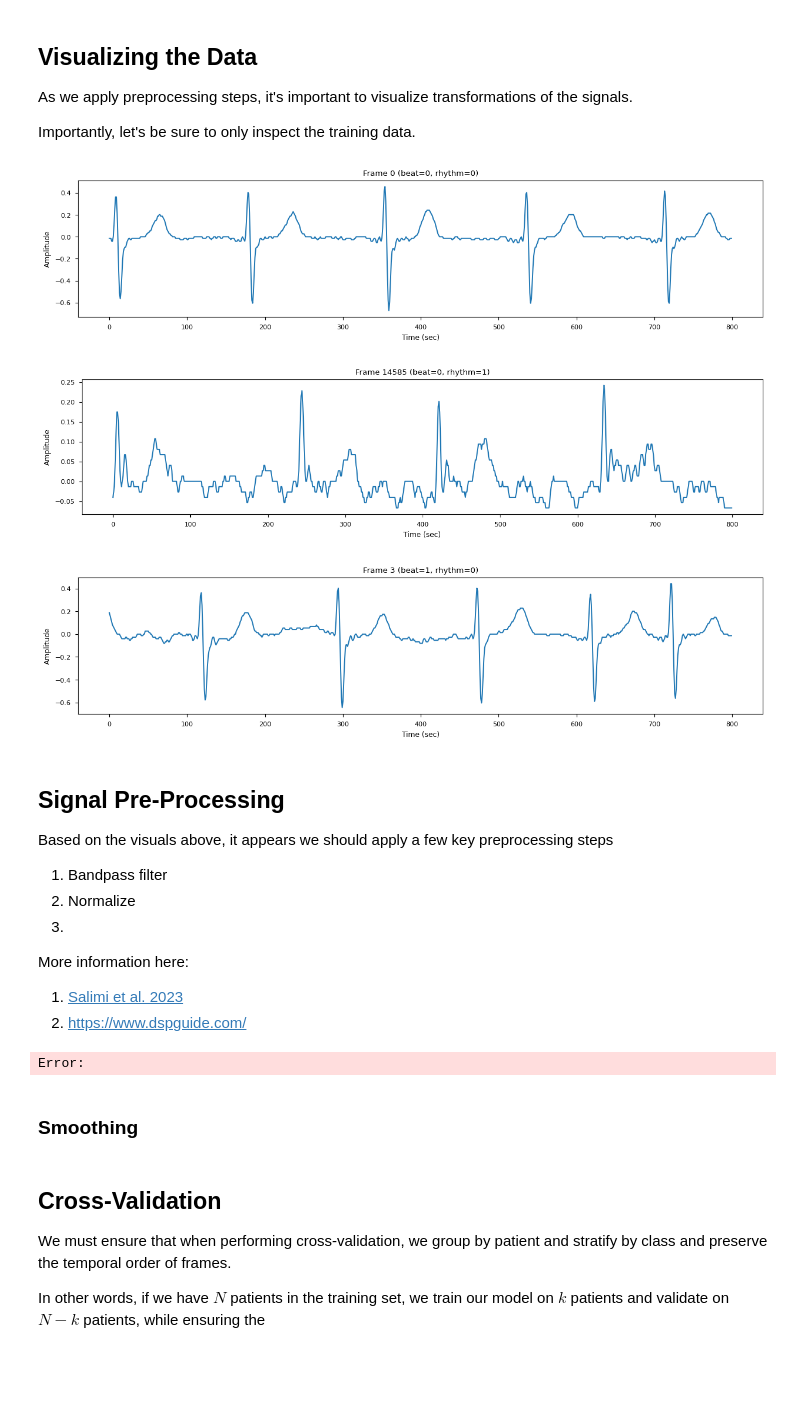
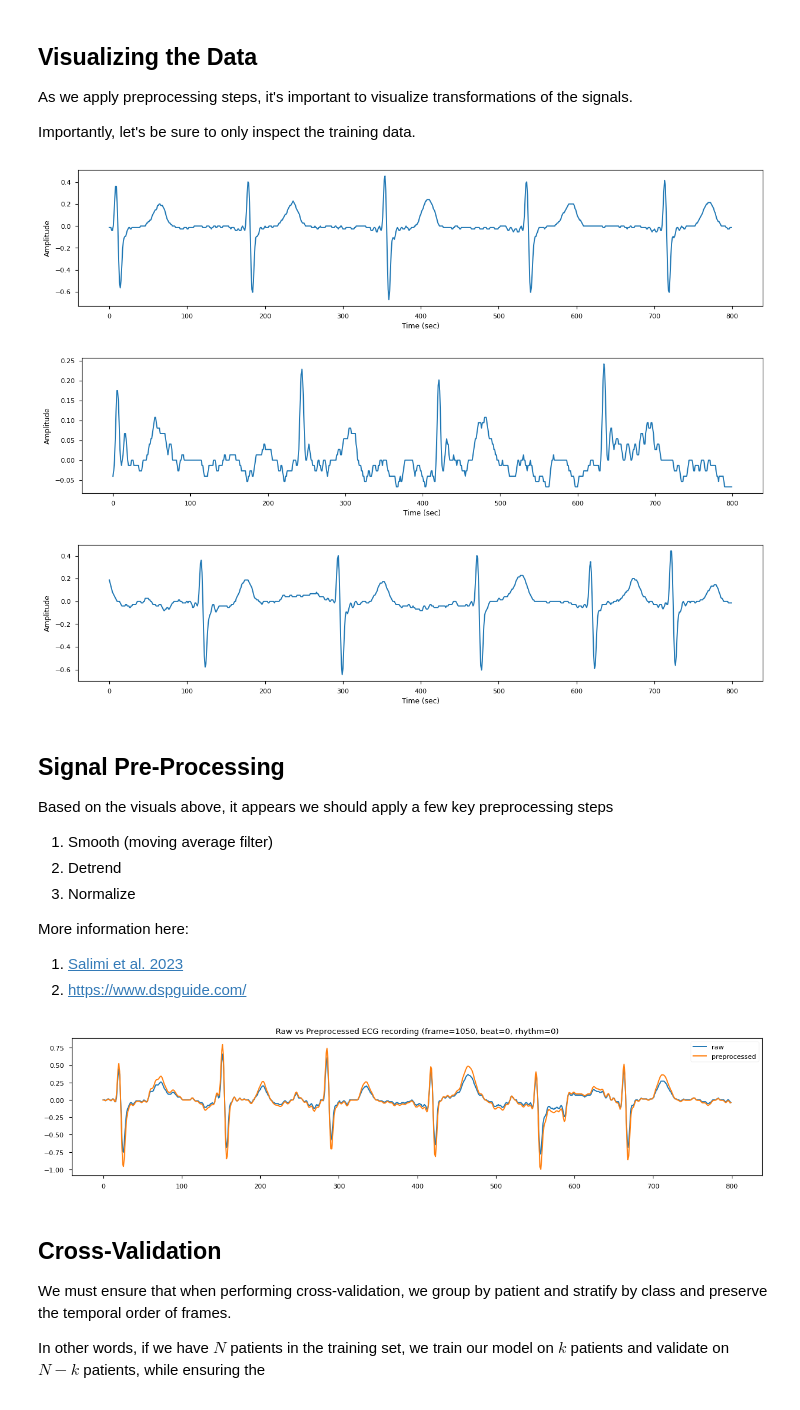
Before and after one commit to zhangchengyue/ECG_Classification, a Jupyter notebook: nbs/02_preprocessing.ipynb, the cells around one changed output. Saved outputs shown, nothing was run; the diff lists cells and outputs as text; code cells hidden in the pictures; blank space fills up the shorter version.

Commit message:
Update signal preprocessing

```diff
--- a/nbs/02_preprocessing.ipynb
+++ b/nbs/02_preprocessing.ipynb
@@ -131,40 +95,26 @@ Importantly, let's be sure to only inspect the training data.
 # %%
-def plot_ecg(data: dict[str, npt.NDArray], frame_id: int) -> plt.Axes:
-    frame = data["X_train"][frame_id]
-    rhythm = int(data["rhythm_y_train"][frame_id])
-    beat = int(data["beat_y_train"][frame_id])
-    time = np.arange(len(frame))
-
-    fig, ax = plt.subplots(1, 1, figsize=(15, 3))
-    ax.plot(time, frame)
-    ax.set_xlabel("Time (sec)")
-    ax.set_ylabel("Amplitude")
-    ax.set_title(f"Frame {frame_id} ({beat=}, {rhythm=})")
-    return ax
-
 # Example of frame with normal beat and rhythm
-plot_ecg(splits, frame_id=0);
+plot_ecg(train.X[0]);
 # %% [output]
-[figure, old version]
+[figure, new version]
 # %%
 # Example of frame with abnormal rhythm
-plot_ecg(splits, frame_id=np.argwhere(splits["rhythm_y_train"] == 1)[0][0]);
+plot_ecg(train.X[np.argwhere(train.y_rhythm == 1)[0][0]]);
 # %% [output]
-[figure, old version]
+[figure, new version]
 # %%
 # Example of frame with abnormal beat
-plot_ecg(splits, frame_id=np.argwhere(splits["beat_y_train"] == 1)[0][0]);
+plot_ecg(train.X[np.argwhere(train.y_beat == 1)[0][0]]);
 # %% [output]
-[figure, old version]
+[figure, new version]
 # %% [markdown]
 ## Signal Pre-Processing
 
 Based on the visuals above, it appears we should apply a few key preprocessing steps
 
-1. Bandpass filter
-2. Normalize
-3.
-
+1. Smooth (moving average filter)
+2. Detrend
+3. Normalize
 
 More information here:
 
@@ -173,17 +126,15 @@ More information here:
 # %%
-from sklearn.preprocessing import normalize
+frame = 1050
+fig, ax = plt.subplots(1, 1, figsize=(15, 3))
+time = np.arange(preprocessed_train.shape[1])
+ax.plot(time, train.X[frame], label="raw")
+ax.plot(time, preprocessed_train[frame], label="preprocessed")
+ax.set_title(
+    f"Raw vs Preprocessed ECG recording ({frame=}, beat={train.y_beat[frame]}, rhythm={train.y_rhythm[frame]})")
+plt.legend()
+plt.show()
+# %% [output]
+[figure, added]
-# %%
-normalized_splits = {
-    "X_train": normalize(splits["X_train"], axis=1),
-    "rhythm_y_train": splits["rhythm_y_train"],
-    "beat_y_train": splits["beat_y_train"],
-}
-
-plot_ecg(normalized_splits, frame_id=0);
-# %% [output]
-Error:
-# %% [markdown]
-### Smoothing
 # %% [markdown]
 ## Cross-Validation
 
```
Also changed, not shown: parts of 5 cells of this notebook, 4 other files.
